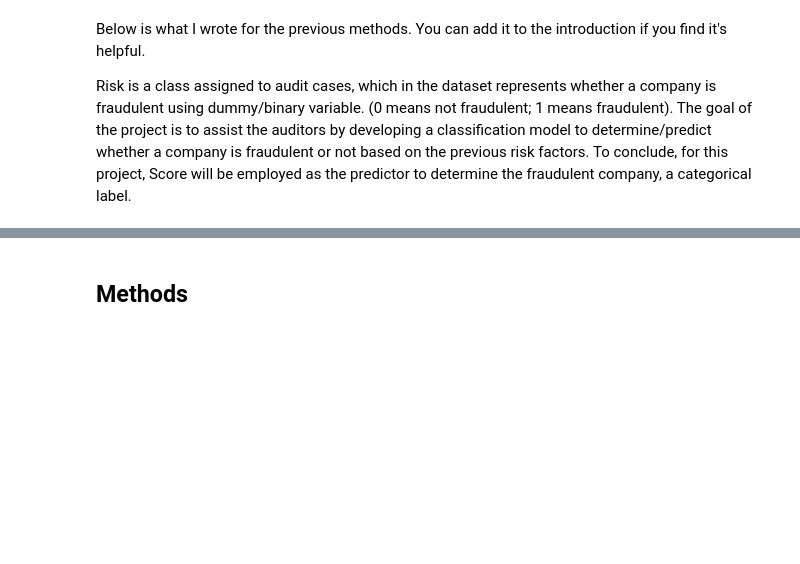
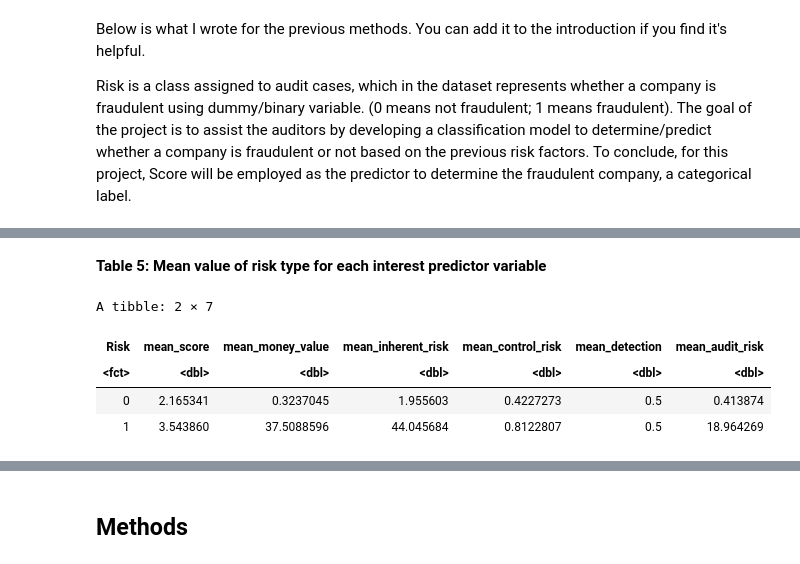
Before and after one commit to RofiaChen555/dsci-100-group-project, a Jupyter notebook: dsci100-proposal.ipynb, the cells around one changed output, grey strips where cells are left out. Drawn from its saved outputs; the diff is of its cells as text; code cells hidden in the pictures; blank space fills up the shorter version.

```diff
--- a/dsci100-proposal.ipynb
+++ b/dsci100-proposal.ipynb
@@ -74,0 +109,19 @@ audit_risk_test <- testing(audit_risk_split)|>
+# %% [markdown]
+**Table 5: Mean value of risk type for each interest predictor variable**
+# %%
+#Mean value of all interest predictor variable
+summary <- audit_risk_train |>
+group_by(Risk) |>
+summarize(mean_score = mean(Score, na.rm = TRUE),
+          mean_money_value = mean(Money_Value, na.rm = TRUE),
+          mean_inherent_risk= mean(Inherent_Risk, na.rm = TRUE),
+          mean_control_risk = mean(CONTROL_RISK, na.rm = TRUE),
+          mean_detection = mean(Detection_Risk, na.rm = TRUE),
+          mean_audit_risk= mean(Audit_Risk, na.rm = TRUE))
+summary
+# %% [output]
+A tibble: 2 × 7
+| Risk | mean_score | mean_money_value | mean_inherent_risk | mean_control_risk | mean_detection | mean_audit_risk |
+| <fct> | <dbl> | <dbl> | <dbl> | <dbl> | <dbl> | <dbl> |
+| 0 | 2.165341 | 0.3237045 | 1.955603 | 0.4227273 | 0.5 | 0.413874 |
+| 1 | 3.543860 | 37.5088596 | 44.045684 | 0.8122807 | 0.5 | 18.964269 |
```
Also changed, not shown: parts of 19 cells of this notebook.
